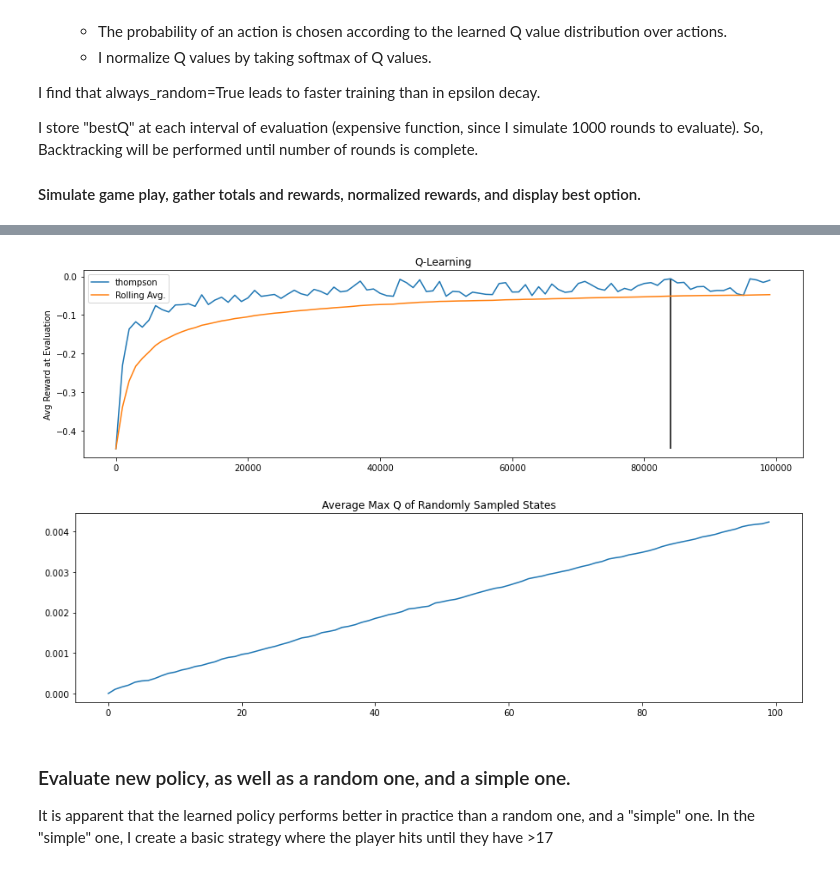
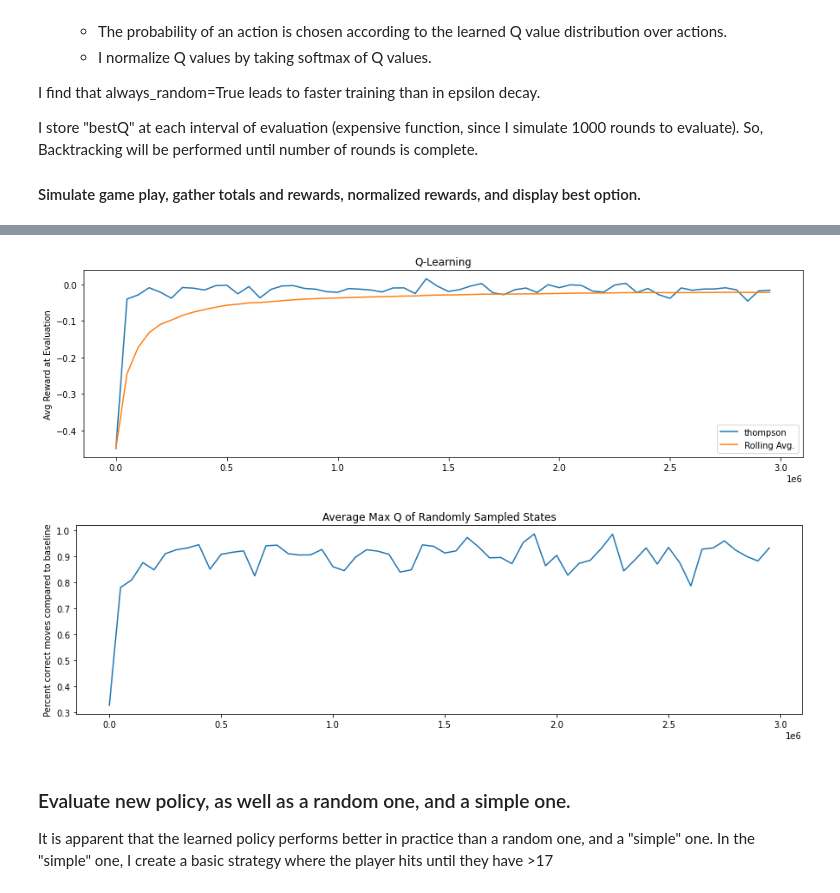
Before and after one commit to petersim1/Blackjack_RL, a Jupyter notebook: Blackjack.ipynb, the cells around one changed output, grey strips where cells are left out. Drawn from its saved outputs; the diff is of its cells as text; code cells hidden in the pictures.

```diff
--- a/Blackjack.ipynb
+++ b/Blackjack.ipynb
@@ -208,29 +129,30 @@ Method thompson -- 99001 of 100000 -- Score : -0.0097 -- Time elapsed : 0:03:30.
 # %%
 plt.figure(figsize=(15,4))
 plt.plot(
-    np.arange(0,len(eval))*every,
-    eval,
+    np.arange(0,len(trainer.eval))*every,
+    trainer.eval,
     label=method
 )
 plt.plot(
-    np.arange(0,len(eval))*every,
-    np.cumsum(eval) / np.arange(1,len(eval)+1),
+    np.arange(0,len(trainer.eval))*every,
+    np.cumsum(trainer.eval) / np.arange(1,len(trainer.eval)+1),
     label="Rolling Avg."
 )
-plt.vlines(x=np.argmax(eval)*every,ymin=min(eval),ymax=max(eval),color="k")
+# plt.vlines(x=np.argmax(trainer.eval)*every,ymin=min(trainer.eval),ymax=max(trainer.eval),color="k")
 plt.title("Q-Learning")
 plt.ylabel("Avg Reward at Evaluation")
 plt.legend()
 plt.show()
 
 
 plt.figure(figsize=(15,4))
 plt.title("Average Max Q of Randomly Sampled States")
-plt.plot(max_eval)
+plt.ylabel("Percent correct moves compared to baseline")
+plt.plot(np.arange(0,len(trainer.eval))*every, trainer.correctness)
 plt.show()
 # %% [output]
-[figure, old version]
+[figure, new version]
-[figure, old version]
+[figure, new version]
 # %%
 np.save("./models/Q",bestQ)
 Qlearned = np.load("./models/Q.npy",allow_pickle=True).item()
```
Also changed, not shown: parts of 28 cells of this notebook, 9 other files.
